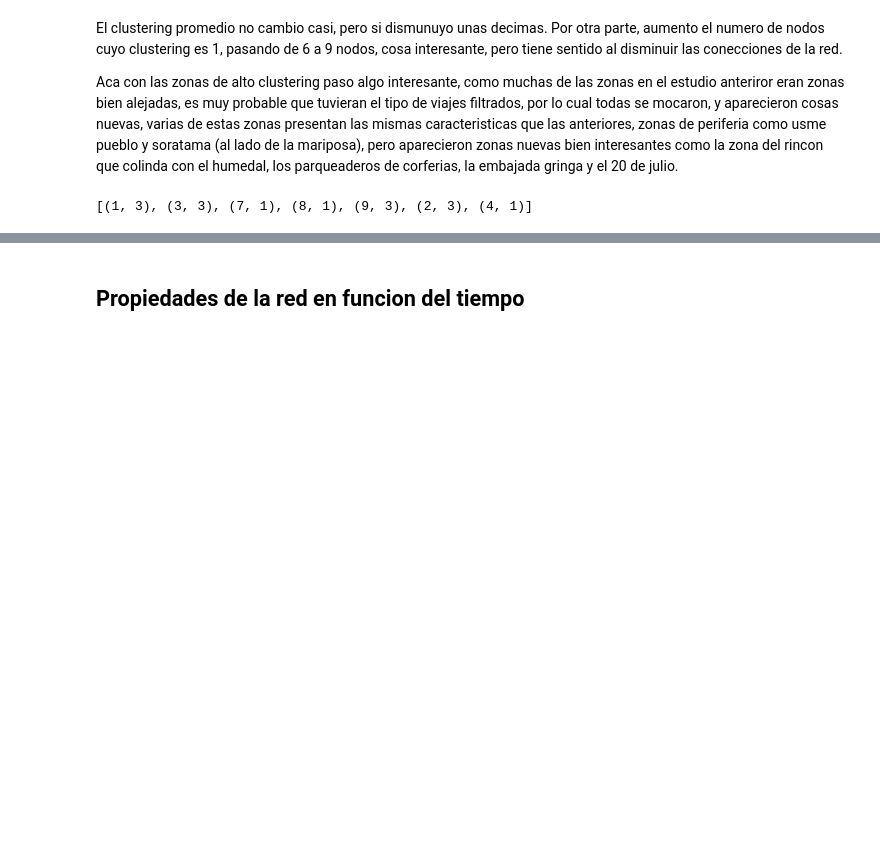
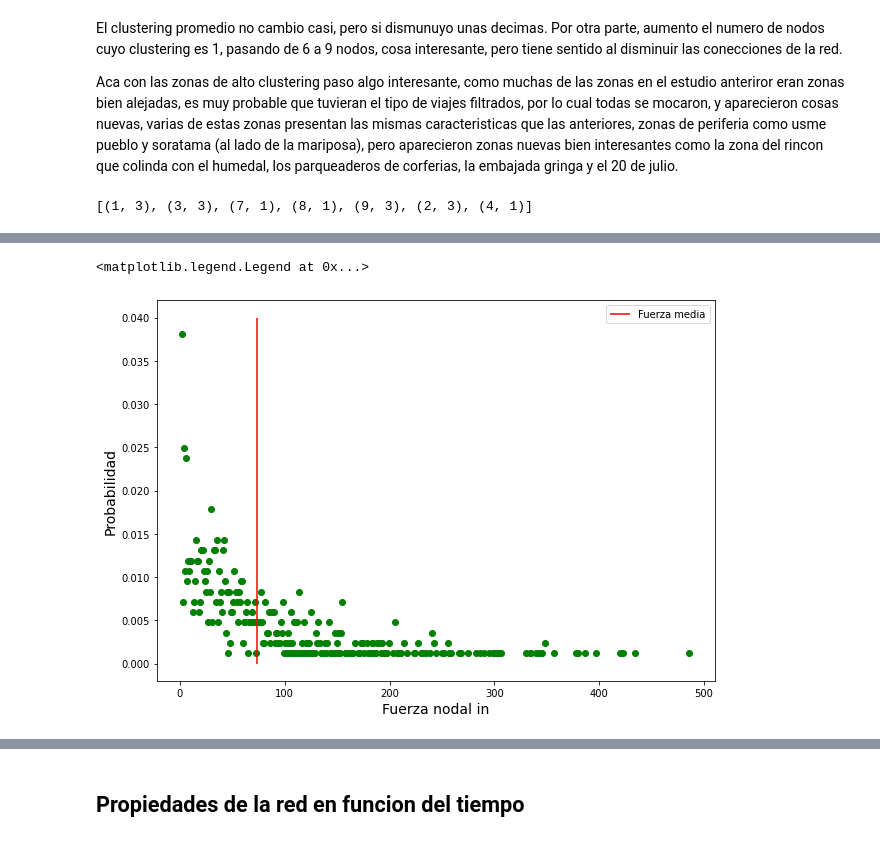
Before and after one commit to saramirezva/Tesis-congestion-Bogota, a Jupyter notebook: Red_completa_Bogota.ipynb, the cells around one changed output, grey strips where cells are left out. Saved outputs shown, nothing was run; the diff lists cells and outputs as text; code cells hidden in the pictures; blank space fills up the shorter version.

```diff
--- a/Red_completa_Bogota.ipynb
+++ b/Red_completa_Bogota.ipynb
@@ -802,0 +834,3 @@ list(set(h))
+# %%
+str_out = nodal_strength(w_array1, 1)
+str_in = nodal_strength(w_array1, 0)
@@ -802,0 +889,7 @@ list(set(h))
+# %%
+in_y = np.asarray([list(array_in).count(x) for x in np.unique(array_in)])
+in_x = np.asarray([x for x in np.unique(array_in)])
+in_mean = np.mean(array_in)
+out_y = np.asarray([list(array_out).count(x) for x in np.unique(array_out)])
+out_x = np.asarray([x for x in np.unique(array_out)])
+out_mean = np.mean(array_out)
@@ -802,0 +910,10 @@ list(set(h))
+# %%
+plt.figure(figsize = (10,7))
+plt.plot(in_x, in_y/sum(in_y), 'o', color = 'g')
+plt.vlines(in_mean, 0, 0.04, color = 'r',label = 'Fuerza media')
+plt.xlabel('Fuerza nodal in', fontsize = 14)
+plt.ylabel('Probabilidad', fontsize = 14)
+plt.legend()
+# %% [output]
+<matplotlib.legend.Legend at 0x...>
+[figure, added]
```
Also changed, not shown: parts of 14 cells of this notebook.
